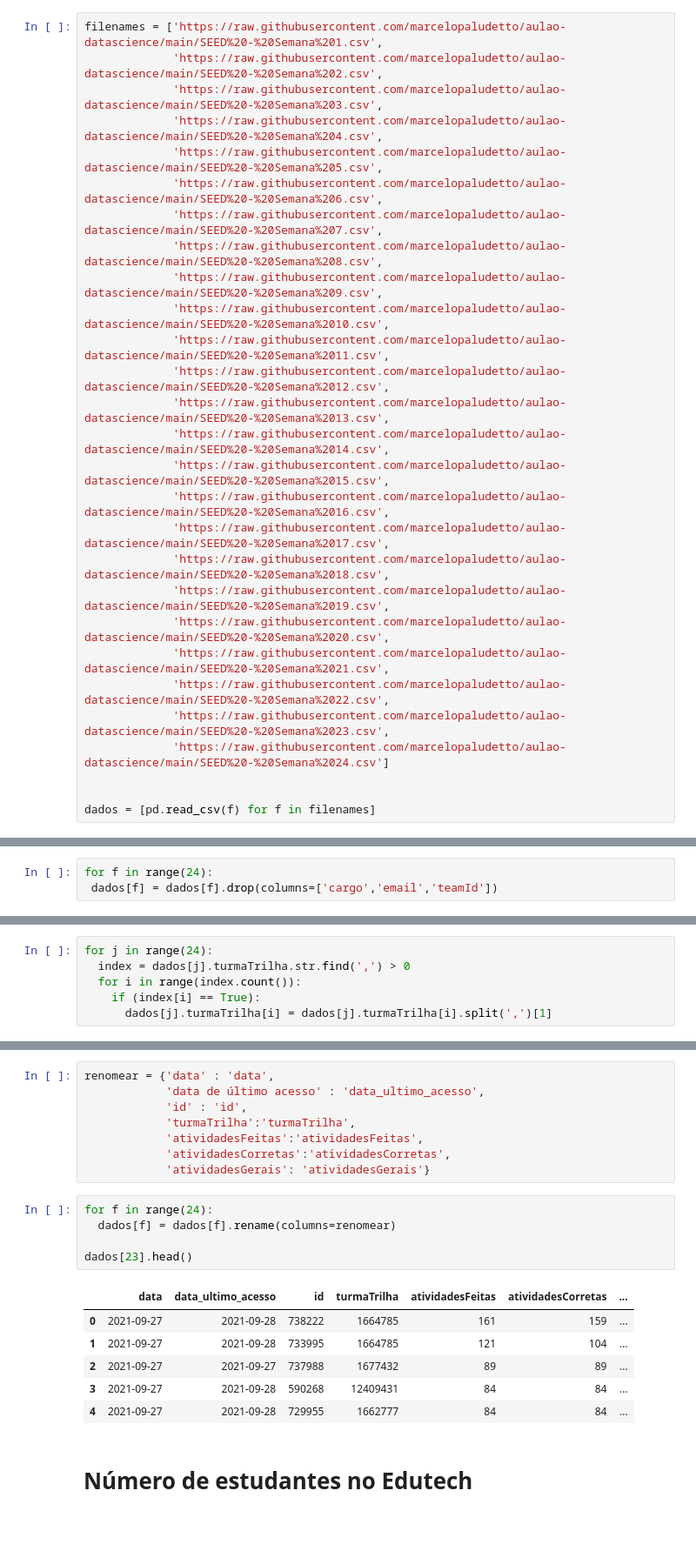
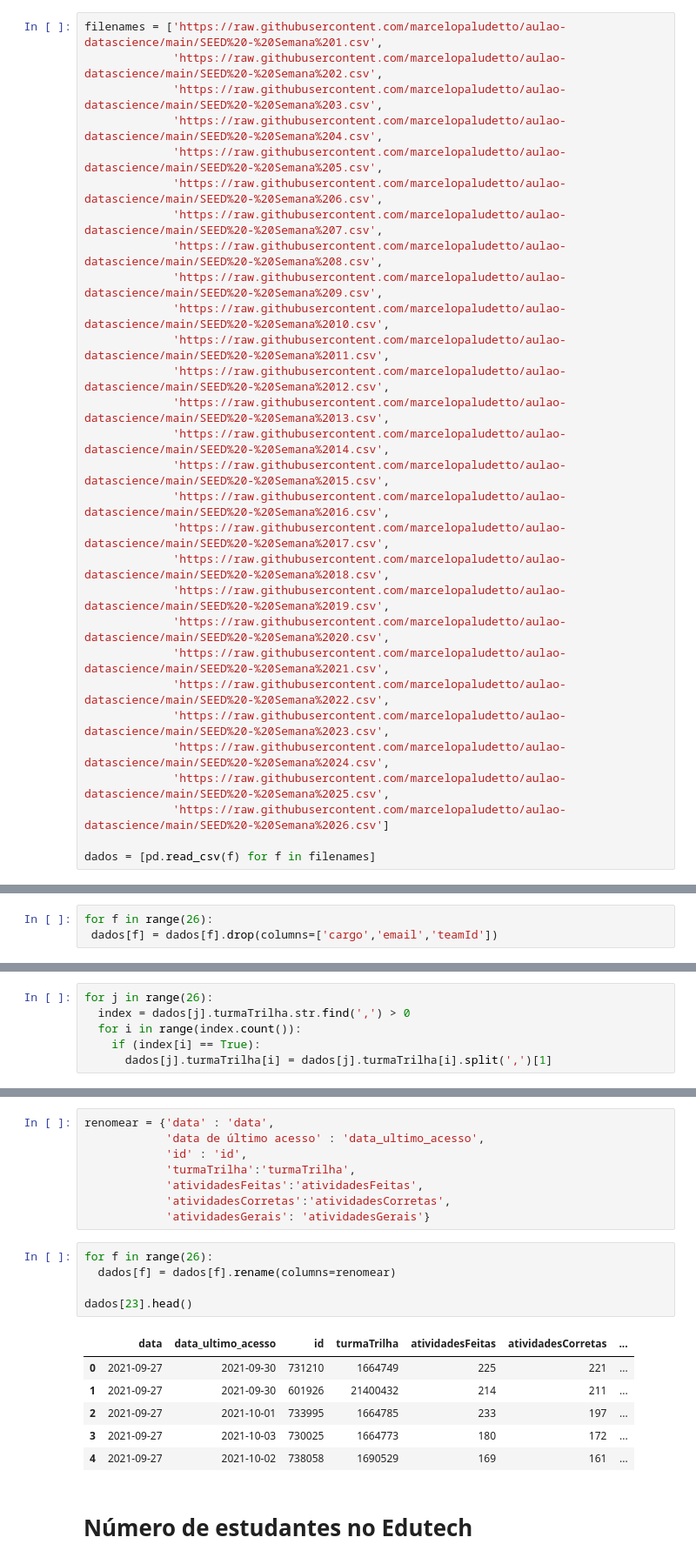
Before and after one commit to marcelopaludetto/aulao-datascience, a Jupyter notebook: aulaoDataScience_atualizado.ipynb, the cells around one changed output, grey strips where cells are left out. Shown at 87% size. Drawn from its saved outputs; the diff is of its cells as text; blank space fills up the shorter version.

```diff
--- a/aulaoDataScience_atualizado.ipynb
+++ b/aulaoDataScience_atualizado.ipynb
@@ -31,8 +31,9 @@ filenames = ['https://raw.githubusercontent.com/marcelopaludetto/aulao-datascien
              'https://raw.githubusercontent.com/marcelopaludetto/aulao-datascience/main/SEED%20-%20Semana%2021.csv',
              'https://raw.githubusercontent.com/marcelopaludetto/aulao-datascience/main/SEED%20-%20Semana%2022.csv',
              'https://raw.githubusercontent.com/marcelopaludetto/aulao-datascience/main/SEED%20-%20Semana%2023.csv',
-             'https://raw.githubusercontent.com/marcelopaludetto/aulao-datascience/main/SEED%20-%20Semana%2024.csv']
-
+             'https://raw.githubusercontent.com/marcelopaludetto/aulao-datascience/main/SEED%20-%20Semana%2024.csv',
+             'https://raw.githubusercontent.com/marcelopaludetto/aulao-datascience/main/SEED%20-%20Semana%2025.csv',
+             'https://raw.githubusercontent.com/marcelopaludetto/aulao-datascience/main/SEED%20-%20Semana%2026.csv']
 
 dados = [pd.read_csv(f) for f in filenames]
 # %%
@@ -43,7 +44,7 @@ Index(['data', 'data de último acesso', 'id', 'email', 'cargo', 'teamId',
        'atividadesGerais'],
       dtype='object')
 # %%
-for f in range(24):
+for f in range(26):
  dados[f] = dados[f].drop(columns=['cargo','email','teamId'])
 # %%
 dados[0].head(10)
@@ -87,7 +88,7 @@ Name: turmaTrilha, dtype: int64
 # %% [output]
 '22400112'
 # %%
-for j in range(24):
+for j in range(26):
   index = dados[j].turmaTrilha.str.find(',') > 0
   for i in range(index.count()):
     if (index[i] == True):
@@ -117,17 +118,17 @@ renomear = {'data' : 'data',
             'atividadesCorretas':'atividadesCorretas',
             'atividadesGerais': 'atividadesGerais'}
 # %%
-for f in range(24):
+for f in range(26):
   dados[f] = dados[f].rename(columns=renomear)
 
 dados[23].head()
 # %% [output]
 |  | data | data_ultimo_acesso | id | turmaTrilha | atividadesFeitas | atividadesCorretas | ... |
-| 0 | 2021-09-27 | 2021-09-28 | 738222 | 1664785 | 161 | 159 | ... |
-| 1 | 2021-09-27 | 2021-09-28 | 733995 | 1664785 | 121 | 104 | ... |
-| 2 | 2021-09-27 | 2021-09-27 | 737988 | 1677432 | 89 | 89 | ... |
-| 3 | 2021-09-27 | 2021-09-28 | 590268 | 12409431 | 84 | 84 | ... |
-| 4 | 2021-09-27 | 2021-09-28 | 729955 | 1662777 | 84 | 84 | ... |
+| 0 | 2021-09-27 | 2021-09-30 | 731210 | 1664749 | 225 | 221 | ... |
+| 1 | 2021-09-27 | 2021-09-30 | 601926 | 21400432 | 214 | 211 | ... |
+| 2 | 2021-09-27 | 2021-10-01 | 733995 | 1664785 | 233 | 197 | ... |
+| 3 | 2021-09-27 | 2021-10-03 | 730025 | 1664773 | 180 | 172 | ... |
+| 4 | 2021-09-27 | 2021-10-02 | 738058 | 1690529 | 169 | 161 | ... |
 # %% [markdown]
 # Número de estudantes no Edutech
 # %%
```
Also changed, not shown: parts of 28 cells of this notebook.
